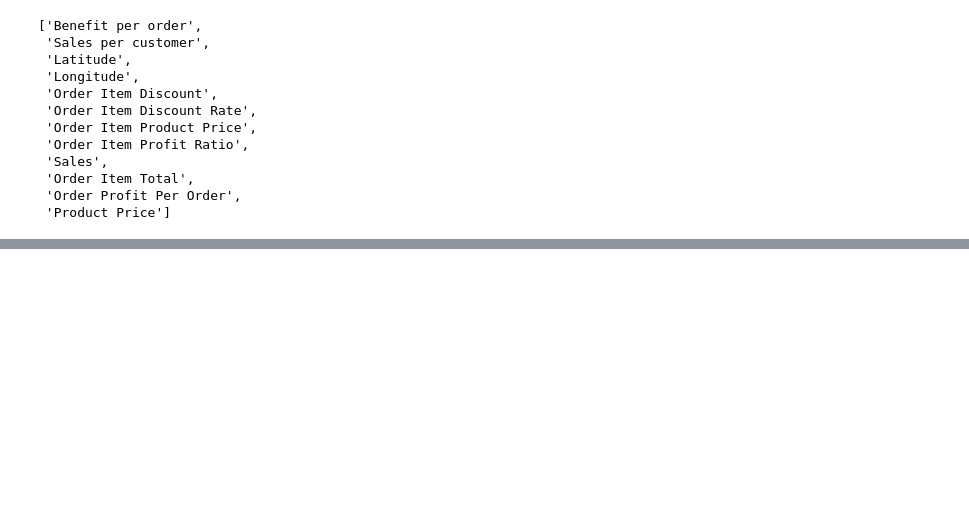
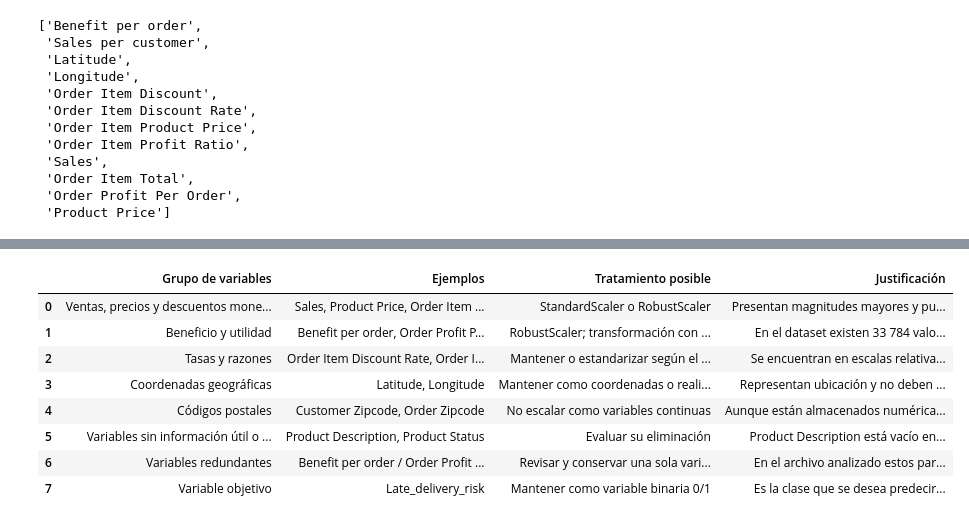
Before and after one commit to JB1302/Big-Data-G2, a Jupyter notebook: ProyectoDataCo.ipynb, the cells around one changed output, grey strips where cells are left out. Saved outputs shown, nothing was run; the diff lists cells and outputs as text; code cells hidden in the pictures; blank space fills up the shorter version.

```diff
--- a/ProyectoDataCo.ipynb
+++ b/ProyectoDataCo.ipynb
@@ -288,0 +348,64 @@ Crear las divisiones aleatoria y estratificada del conjunto de datos y comparar
+# %%
+### 3.3 Posibles tratamientos futuros
+tratamientos_futuros = pd.DataFrame([
+    {
+        "Grupo de variables": "Ventas, precios y descuentos monetarios",
+        "Ejemplos": "Sales, Product Price, Order Item Total, Order Item Discount",
+        "Tratamiento posible": "StandardScaler o RobustScaler",
+        "Justificación": "Presentan magnitudes mayores y pueden contener valores extremos. RobustScaler puede ser útil si los outliers son importantes."
+    },
+    {
+        "Grupo de variables": "Beneficio y utilidad",
+        "Ejemplos": "Benefit per order, Order Profit Per Order",
+        "Tratamiento posible": "RobustScaler; transformación con signo si existe fuerte asimetría",
+        "Justificación": "En el dataset existen 33 784 valores negativos en estas variables, por lo que no se recomienda aplicar logaritmo directo sin un tratamiento adicional."
+    },
+    {
+        "Grupo de variables": "Tasas y razones",
+        "Ejemplos": "Order Item Discount Rate, Order Item Profit Ratio",
+        "Tratamiento posible": "Mantener o estandarizar según el algoritmo",
+        "Justificación": "Se encuentran en escalas relativamente acotadas; el escalado puede ser innecesario en modelos basados en árboles."
+    },
+    {
+        "Grupo de variables": "Coordenadas geográficas",
+        "Ejemplos": "Latitude, Longitude",
+        "Tratamiento posible": "Mantener como coordenadas o realizar ingeniería de características geográficas",
+        "Justificación": "Representan ubicación y no deben interpretarse de la misma forma que una magnitud monetaria."
+    },
+    {
+        "Grupo de variables": "Códigos postales",
+        "Ejemplos": "Customer Zipcode, Order Zipcode",
+        "Tratamiento posible": "No escalar como variables continuas",
+        "Justificación": "Aunque están almacenados numéricamente, representan códigos de ubicación y no una cantidad medible."
+    },
+    {
+        "Grupo de variables": "Variables sin información útil o constantes",
+        "Ejemplos": "Product Description, Product Status",
+        "Tratamiento posible": "Evaluar su eliminación",
+        "Justificación": "Product Description está vacío en todos los registros y Product Status tiene un único valor (0) en todo el dataset."
+    },
+    {
+        "Grupo de variables": "Variables redundantes",
+        "Ejemplos": "Benefit per order / Order Profit Per Order; Sales per customer / Order Item Total",
+        "Tratamiento posible": "Revisar y conservar una sola variable de cada par si se confirma redundancia",
+        "Justificación": "En el archivo analizado estos pares contienen exactamente los mismos valores, por lo que podrían aportar información duplicada."
+    },
+    {
+        "Grupo de variables": "Variable objetivo",
+        "Ejemplos": "Late_delivery_risk",
+        "Tratamiento posible": "Mantener como variable binaria 0/1",
+        "Justificación": "Es la clase que se desea predecir y no debe normalizarse ni estandarizarse."
+    }
+])
+
+display(tratamientos_futuros)
+# %% [output]
+|  | Grupo de variables | Ejemplos | Tratamiento posible | Justificación |
+| 0 | Ventas, precios y descuentos mone... | Sales, Product Price, Order Item ... | StandardScaler o RobustScaler | Presentan magnitudes mayores y pu... |
+| 1 | Beneficio y utilidad | Benefit per order, Order Profit P... | RobustScaler; transformación con ... | En el dataset existen 33 784 valo... |
+| 2 | Tasas y razones | Order Item Discount Rate, Order I... | Mantener o estandarizar según el ... | Se encuentran en escalas relativa... |
+| 3 | Coordenadas geográficas | Latitude, Longitude | Mantener como coordenadas o reali... | Representan ubicación y no deben ... |
+| 4 | Códigos postales | Customer Zipcode, Order Zipcode | No escalar como variables continuas | Aunque están almacenados numérica... |
+| 5 | Variables sin información útil o ... | Product Description, Product Status | Evaluar su eliminación | Product Description está vacío en... |
+| 6 | Variables redundantes | Benefit per order / Order Profit ... | Revisar y conservar una sola vari... | En el archivo analizado estos par... |
+| 7 | Variable objetivo | Late_delivery_risk | Mantener como variable binaria 0/1 | Es la clase que se desea predecir... |
```
Also changed, not shown: parts of 8 cells of this notebook.
